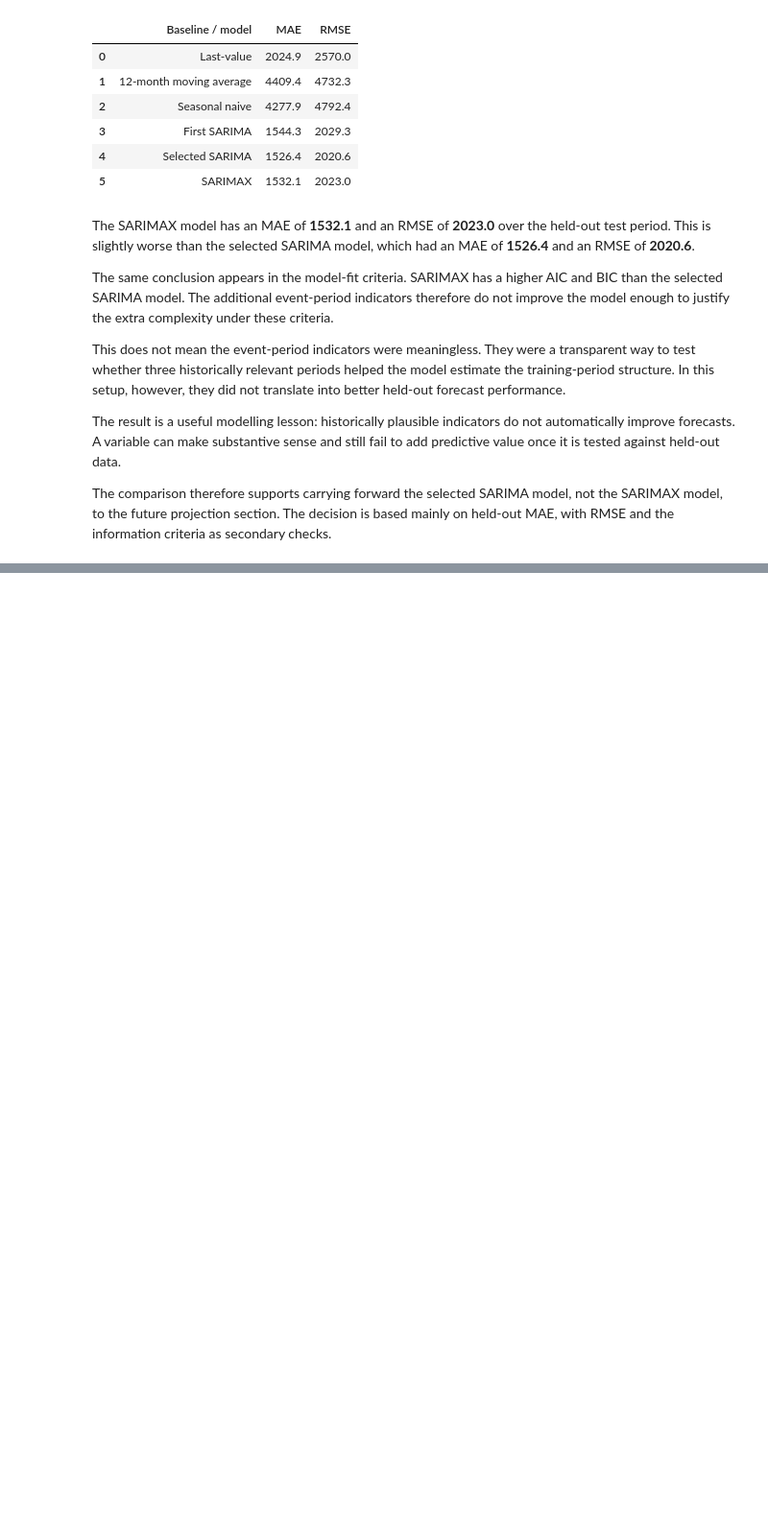
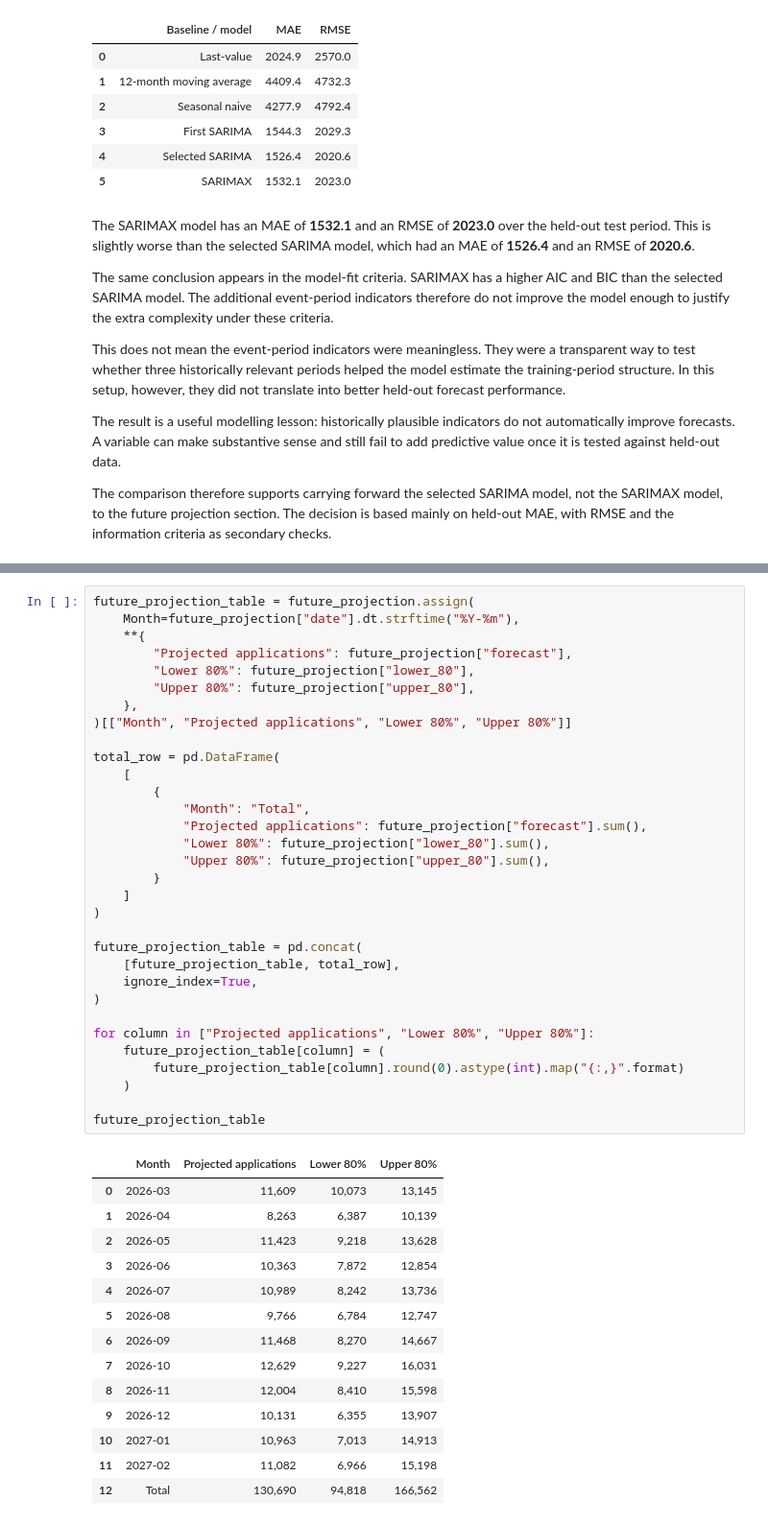
Before and after one commit to kcsongor011/humanitarian_decision_toolkit, a Jupyter notebook: notebooks/forecasting/arrival_dynamics_2_long_term_country_level_arrivals.ipynb, the cells around one changed output, grey strips where cells are left out. Shown at 96% size. Drawn from its saved outputs; the diff is of its cells as text; blank space fills up the shorter version.

```diff
--- a/notebooks/forecasting/arrival_dynamics_2_long_term_country_level_arrivals.ipynb
+++ b/notebooks/forecasting/arrival_dynamics_2_long_term_country_level_arrivals.ipynb
@@ -1265,0 +1310,47 @@ The comparison therefore supports carrying forward the selected SARIMA model, no
+# %%
+future_projection_table = future_projection.assign(
+    Month=future_projection["date"].dt.strftime("%Y-%m"),
+    **{
+        "Projected applications": future_projection["forecast"],
+        "Lower 80%": future_projection["lower_80"],
+        "Upper 80%": future_projection["upper_80"],
+    },
+)[["Month", "Projected applications", "Lower 80%", "Upper 80%"]]
+
+total_row = pd.DataFrame(
+    [
+        {
+            "Month": "Total",
+            "Projected applications": future_projection["forecast"].sum(),
+            "Lower 80%": future_projection["lower_80"].sum(),
+            "Upper 80%": future_projection["upper_80"].sum(),
+        }
+    ]
+)
+
+future_projection_table = pd.concat(
+    [future_projection_table, total_row],
+    ignore_index=True,
+)
+
+for column in ["Projected applications", "Lower 80%", "Upper 80%"]:
+    future_projection_table[column] = (
+        future_projection_table[column].round(0).astype(int).map("{:,}".format)
+    )
+
+future_projection_table
+# %% [output]
+|  | Month | Projected applications | Lower 80% | Upper 80% |
+| 0 | 2026-03 | 11,609 | 10,073 | 13,145 |
+| 1 | 2026-04 | 8,263 | 6,387 | 10,139 |
+| 2 | 2026-05 | 11,423 | 9,218 | 13,628 |
+| 3 | 2026-06 | 10,363 | 7,872 | 12,854 |
+| 4 | 2026-07 | 10,989 | 8,242 | 13,736 |
+| 5 | 2026-08 | 9,766 | 6,784 | 12,747 |
+| 6 | 2026-09 | 11,468 | 8,270 | 14,667 |
+| 7 | 2026-10 | 12,629 | 9,227 | 16,031 |
+| 8 | 2026-11 | 12,004 | 8,410 | 15,598 |
+| 9 | 2026-12 | 10,131 | 6,355 | 13,907 |
+| 10 | 2027-01 | 10,963 | 7,013 | 14,913 |
+| 11 | 2027-02 | 11,082 | 6,966 | 15,198 |
+| 12 | Total | 130,690 | 94,818 | 166,562 |
```
Also changed, not shown: parts of 6 cells of this notebook.
